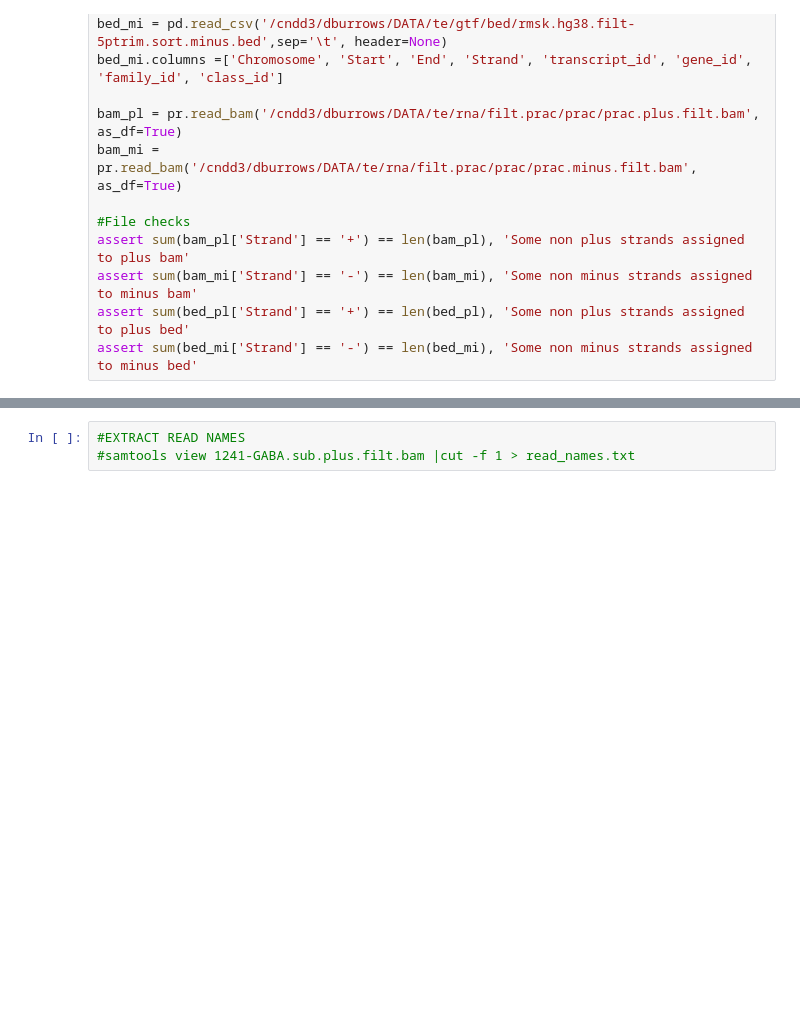
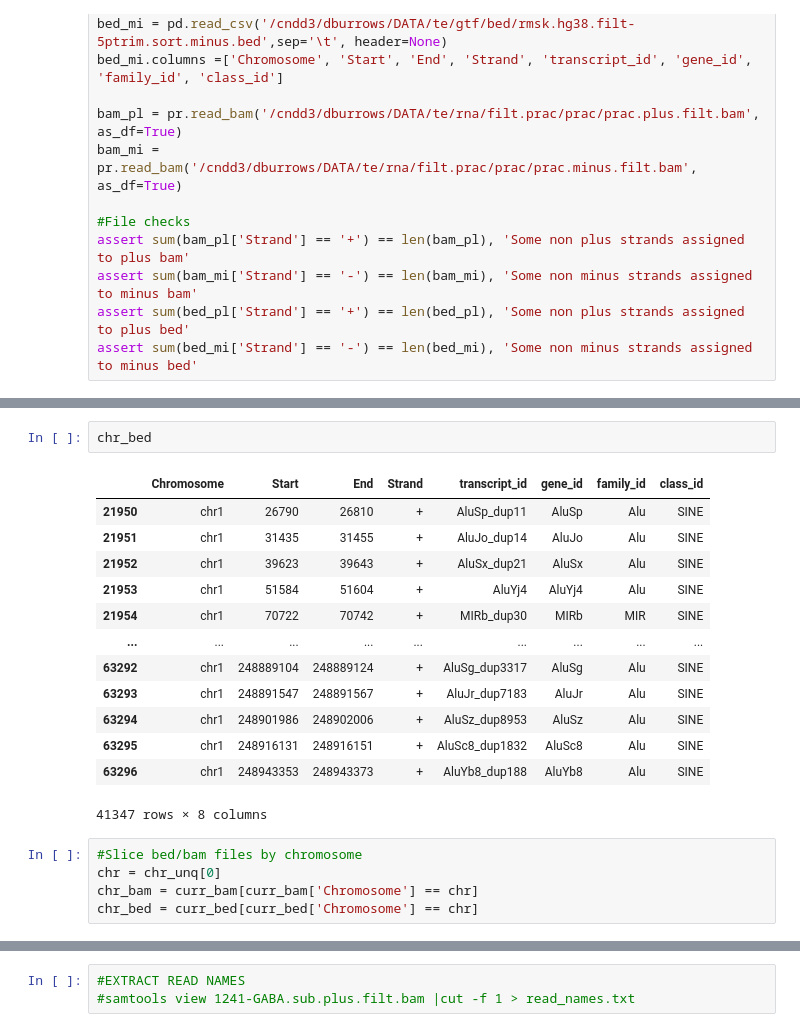
Before and after one commit to dmnburrows/line1_ageing, a Jupyter notebook: te_rna.ipynb, the cells around one changed output, grey strips where cells are left out. Drawn from its saved outputs; the diff is of its cells as text; blank space fills up the shorter version.

```diff
--- a/te_rna.ipynb
+++ b/te_rna.ipynb
@@ -951,0 +507,21 @@ filt_bam[rem_bool]
+# %%
+chr_bed
+# %% [output]
+|  | Chromosome | Start | End | Strand | transcript_id | gene_id | family_id | class_id |
+| 21950 | chr1 | 26790 | 26810 | + | AluSp_dup11 | AluSp | Alu | SINE |
+| 21951 | chr1 | 31435 | 31455 | + | AluJo_dup14 | AluJo | Alu | SINE |
+| 21952 | chr1 | 39623 | 39643 | + | AluSx_dup21 | AluSx | Alu | SINE |
+| 21953 | chr1 | 51584 | 51604 | + | AluYj4 | AluYj4 | Alu | SINE |
+| 21954 | chr1 | 70722 | 70742 | + | MIRb_dup30 | MIRb | MIR | SINE |
+| ... | ... | ... | ... | ... | ... | ... | ... | ... |
+| 63292 | chr1 | 248889104 | 248889124 | + | AluSg_dup3317 | AluSg | Alu | SINE |
+| 63293 | chr1 | 248891547 | 248891567 | + | AluJr_dup7183 | AluJr | Alu | SINE |
+| 63294 | chr1 | 248901986 | 248902006 | + | AluSz_dup8953 | AluSz | Alu | SINE |
+| 63295 | chr1 | 248916131 | 248916151 | + | AluSc8_dup1832 | AluSc8 | Alu | SINE |
+| 63296 | chr1 | 248943353 | 248943373 | + | AluYb8_dup188 | AluYb8 | Alu | SINE |
+41347 rows × 8 columns
+# %%
+#Slice bed/bam files by chromosome
+chr = chr_unq[0]
+chr_bam = curr_bam[curr_bam['Chromosome'] == chr]
+chr_bed = curr_bed[curr_bed['Chromosome'] == chr]
```
Also changed, not shown: parts of 76 cells of this notebook, 2 other files.
